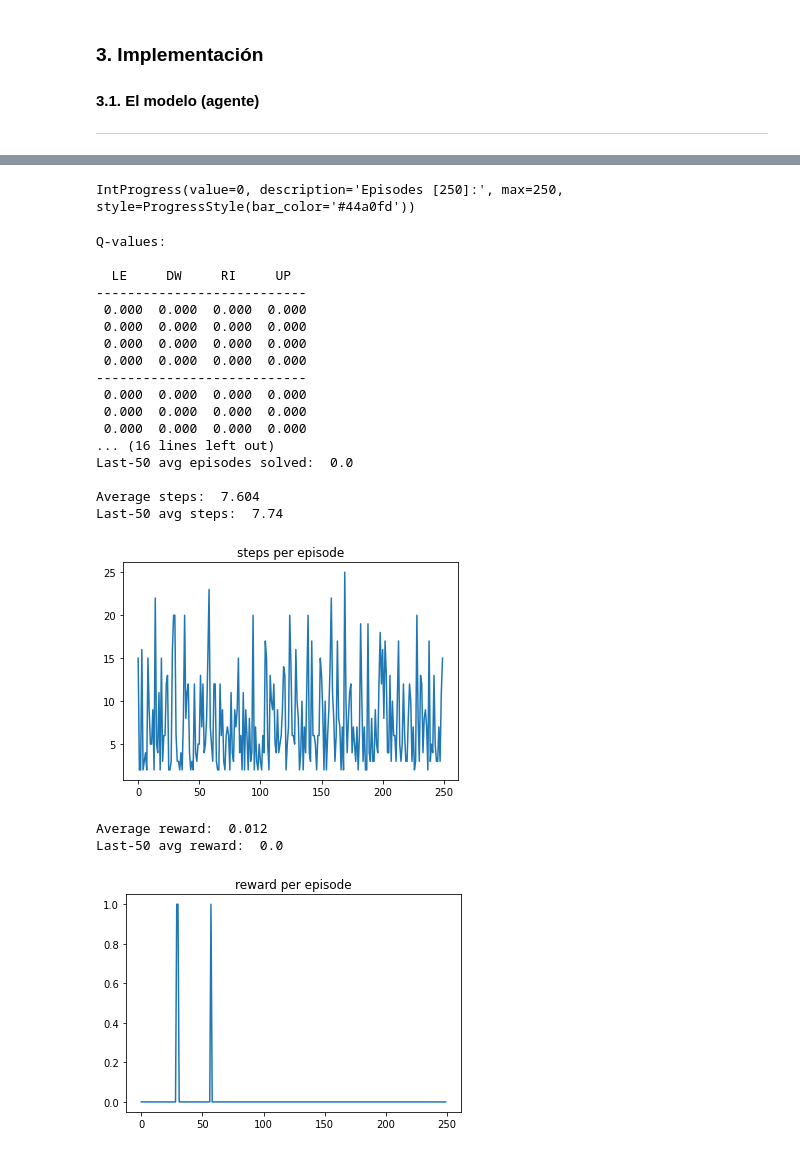
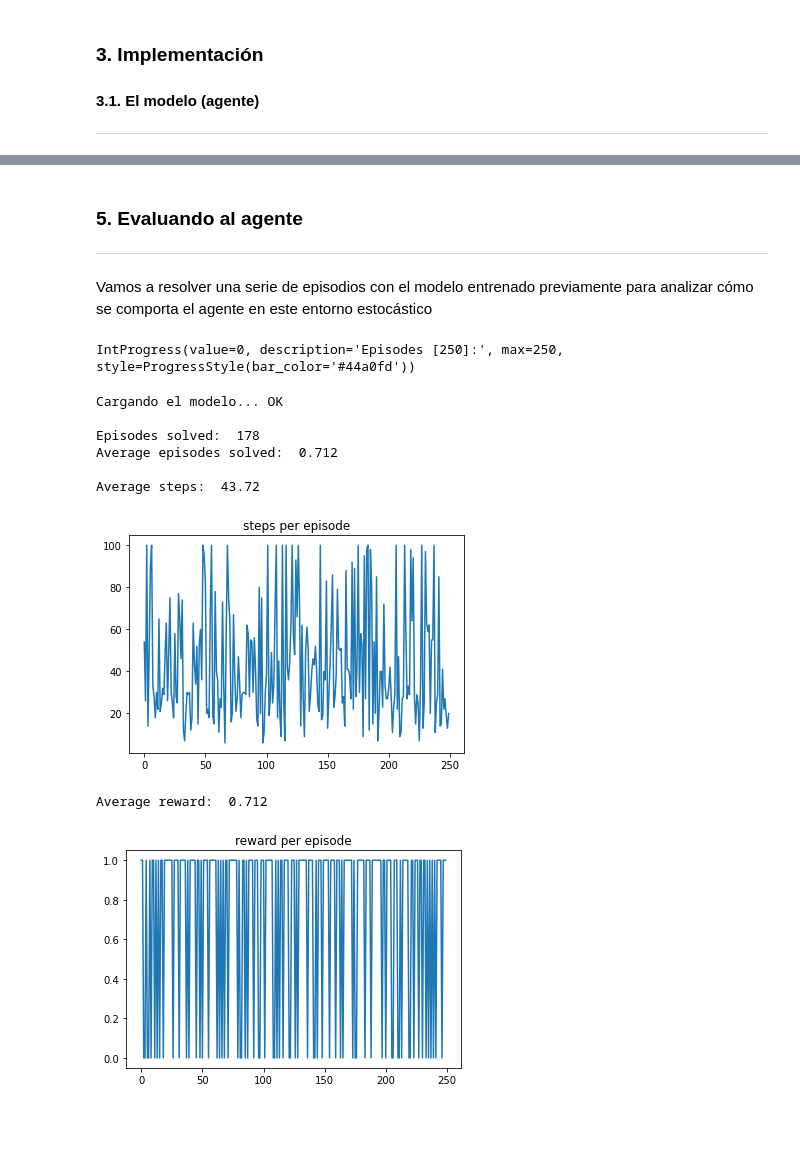
Before and after one commit to nosolobots/ai, a Jupyter notebook: RL/experiments/frozenlake/rl_x04_FrozenLake_stochastic-Value_Iteration.ipynb, the cells around one changed output, grey strips where cells are left out. Cells and saved outputs as stored; diff of their text form; code cells hidden in the pictures; blank space fills up the shorter version.

```diff
--- a/RL/experiments/frozenlake/rl_x04_FrozenLake_stochastic-Value_Iteration.ipynb
+++ b/RL/experiments/frozenlake/rl_x04_FrozenLake_stochastic-Value_Iteration.ipynb
@@ -171,3 +288,7 @@ V-values:
+# %% [markdown]
+### 5. Evaluando al agente
+----
+Vamos a resolver una serie de episodios con el modelo entrenado previamente para analizar cómo se comporta el agente en este entorno estocástico
 # %%
 # Jupyter widgets
 import ipywidgets as widgets
@@ -201,8 +322,13 @@ display(w_bar)
 # create the environment wrapper
 env = FrozenLakeWinWrapper("Demo", slippery=True, render=False)
 
-# Q-values
-Q = torch.zeros((env._env.nS, env._env.nA))
+# Agent
+agent = FrozenLakeAgent_VI(env)
+
+# load model
+print("Cargando el modelo... ", end="")
+agent.load_model("frozenlake_VI_model.csv")
+print("OK")
 
 # stats
 episodes_rewards = []
@@ -218,83 +344,46 @@ for i in range(_EPISODES):
     eps_reward = 0 # total episode reward
 
     state = env.reset() # initial state
+    agent.reset(state)
 
     done = False  # episode done?
     while not done:
-        # select action with greatest Q-value for the current state
-        # we have added some randomness because of the initial 0.0 values of the matrix
-        # dim=1 calculates the maximum of each row (per columns)
-        # max() returns two tensors:
-        #    [0]: tensor of maximum values per row (dim=1)
-        #    [1]: tensor of column index (action) with maximum value of each row (dim=1)
-        action = torch.max(Q + torch.randn(env._env.nA)/1E3, dim=1)[1][state].item()
+        # perform action
+        new_state, reward, done, _ = env.step(agent.select_action())
 
-        # perform action
-        new_state, reward, done, _ = env.step(action)
-
-        # update Q-values
-        # we add the maximum Q-value of the new state
-        Q[state, action] = reward + _GAMMA*torch.max(Q, dim=1)[0][new_state].item()
-
-        # update state
-        state = new_state
+        # update agent state
+        agent.state = new_state
 
         # update stats
         eps_steps += 1
         eps_reward += reward
 
     episodes_rewards.append(eps_reward)
     episodes_steps.append(eps_steps)
     episodes_solved.append(1 if env.goal else 0)
 
-# show Q-values
-print("\n\nQ-values:\n")
-print(f"{'LE':^7}{'DW':^7}{'RI':^7}{'UP':^7}")
-print("-"*(7*Q.shape[1] - 1))
-for r in range(Q.shape[0]):
-    for c in range(Q.shape[1]):
-        print(f"{Q[r,c]:6.3f} ",end="")
-    print()
-    if (r+1) % Q.shape[1] == 0:
-        print("-"*(7*Q.shape[1] - 1))
-
 # show stats
 print(f"\nEpisodes solved: ", sum(episodes_solved))
 print(f"Average episodes solved: ", sum(episodes_solved)/len(episodes_solved))
-print(f"Last-50 episodes solved: ", sum(episodes_solved[-50:]))
-print(f"Last-50 avg episodes solved: ", sum(episodes_solved[-50:])/50)
 
 print(f"\nAverage steps: ", sum(episodes_steps)/len(episodes_steps))
-print(f"Last-50 avg steps: ", sum(episodes_steps[-50:])/50)
 plt.plot(episodes_steps)
 plt.title("steps per episode")
 plt.show()
 
 print(f"\nAverage reward: ", sum(episodes_rewards)/len(episodes_rewards))
-print(f"Last-50 avg reward: ", sum(episodes_rewards[-50:])/50)
+
 plt.plot(episodes_rewards)
 plt.title("reward per episode")
 plt.show()
 # %% [output]
 IntProgress(value=0, description='Episodes [250]:', max=250, style=ProgressStyle(bar_color='#44a0fd'))
-Q-values:
+Cargando el modelo... OK
 
-  LE     DW     RI     UP
----------------------------
- 0.000  0.000  0.000  0.000
- 0.000  0.000  0.000  0.000
- 0.000  0.000  0.000  0.000
- 0.000  0.000  0.000  0.000
----------------------------
- 0.000  0.000  0.000  0.000
- 0.000  0.000  0.000  0.000
- 0.000  0.000  0.000  0.000
-... (16 lines left out)
-Last-50 avg episodes solved:  0.0
+Episodes solved:  178
+Average episodes solved:  0.712
 
-Average steps:  7.604
-Last-50 avg steps:  7.74
+Average steps:  43.72
-[figure, old version]
+[figure, new version]
-Average reward:  0.012
-Last-50 avg reward:  0.0
+Average reward:  0.712
-[figure, old version]
+[figure, new version]
```
Also changed, not shown: parts of 23 cells of this notebook, 42 other files.
